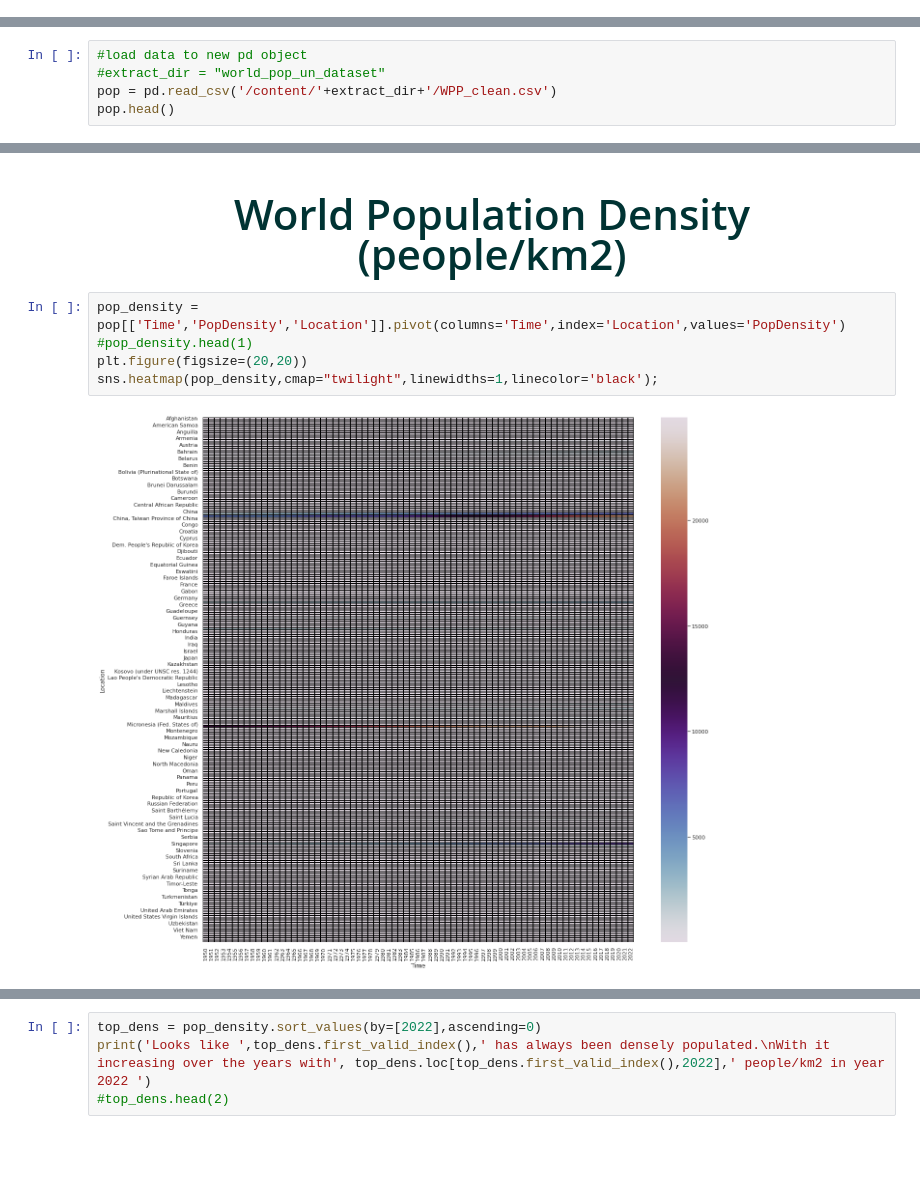
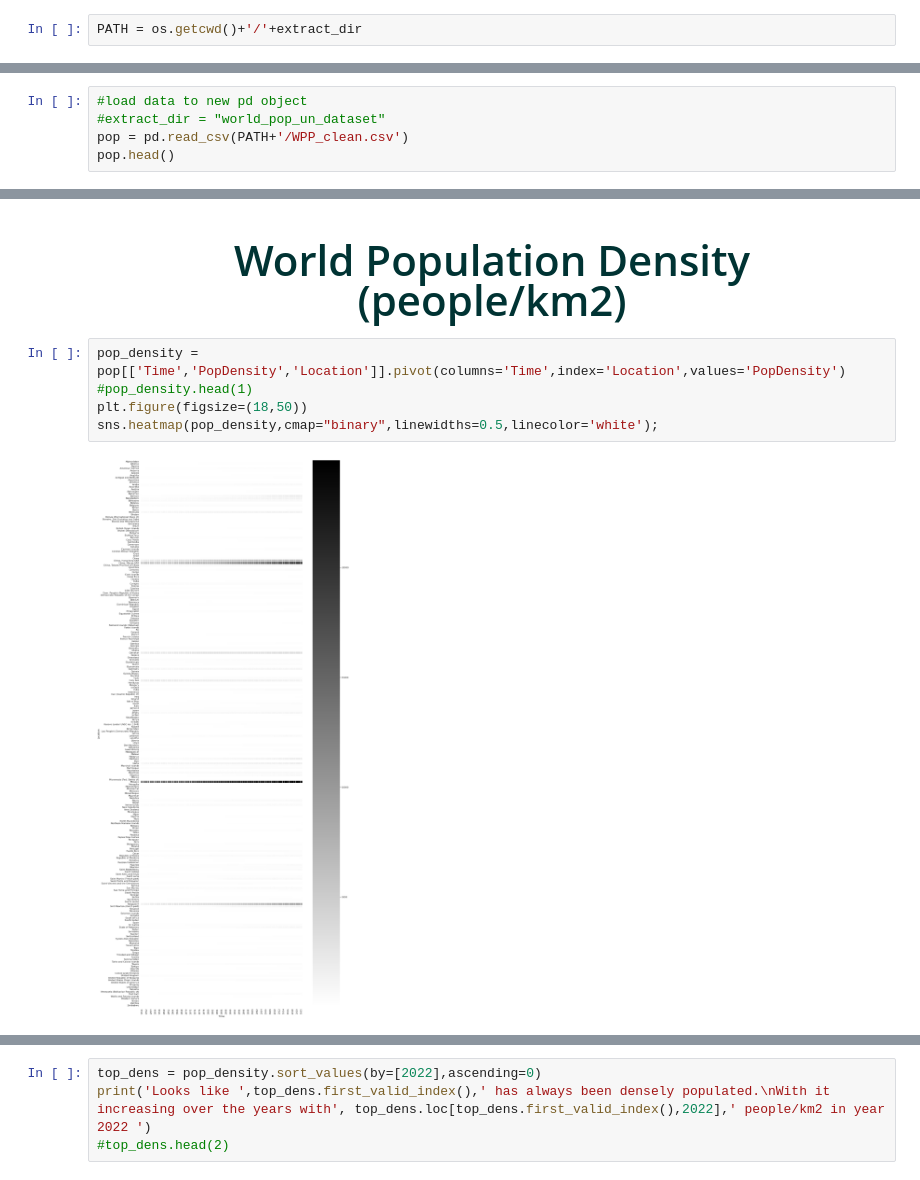
Before and after one commit to gshreya5/colab, a Jupyter notebook: world_pop_da.ipynb, the cells around one changed output, grey strips where cells are left out. Cells and saved outputs as stored; diff of their text form; blank space fills up the shorter version.

```diff
--- a/world_pop_da.ipynb
+++ b/world_pop_da.ipynb
@@ -104,4 +108,6 @@ with zipfile.ZipFile(zip_path, "r") as f:
 /content/world_pop_un_dataset/WPP2022_Demographic_Indicators_Medium.csv
 # %% [markdown]
 Loaded and unziped csv file in pandas DataFrame
+# %%
+PATH = os.getcwd()+'/'+extract_dir
 # %%
@@ -219,7 +226,7 @@ pop.to_csv(path2,sep=",",index=False)
 # %%
 #load data to new pd object
 #extract_dir = "world_pop_un_dataset"
-pop = pd.read_csv('/content/'+extract_dir+'/WPP_clean.csv')
+pop = pd.read_csv(PATH+'/WPP_clean.csv')
 pop.head()
 # %% [output]
 |  | LocID | ISO3_code | LocTypeName | Location | Time | TPopulation1Jan | TPopulation1July | PopDensity | ... |
@@ -401,7 +444,7 @@ World Population the year I was born  1998 , was 5.98731247  billion.
 # %%
 pop_density = pop[['Time','PopDensity','Location']].pivot(columns='Time',index='Location',values='PopDensity')
 #pop_density.head(1)
-plt.figure(figsize=(20,20))
-sns.heatmap(pop_density,cmap="twilight",linewidths=1,linecolor='black');
+plt.figure(figsize=(18,50))
+sns.heatmap(pop_density,cmap="binary",linewidths=0.5,linecolor='white');
 # %% [output]
-[figure, old version]
+[figure, new version]
```
Also changed, not shown: parts of 22 cells of this notebook.
